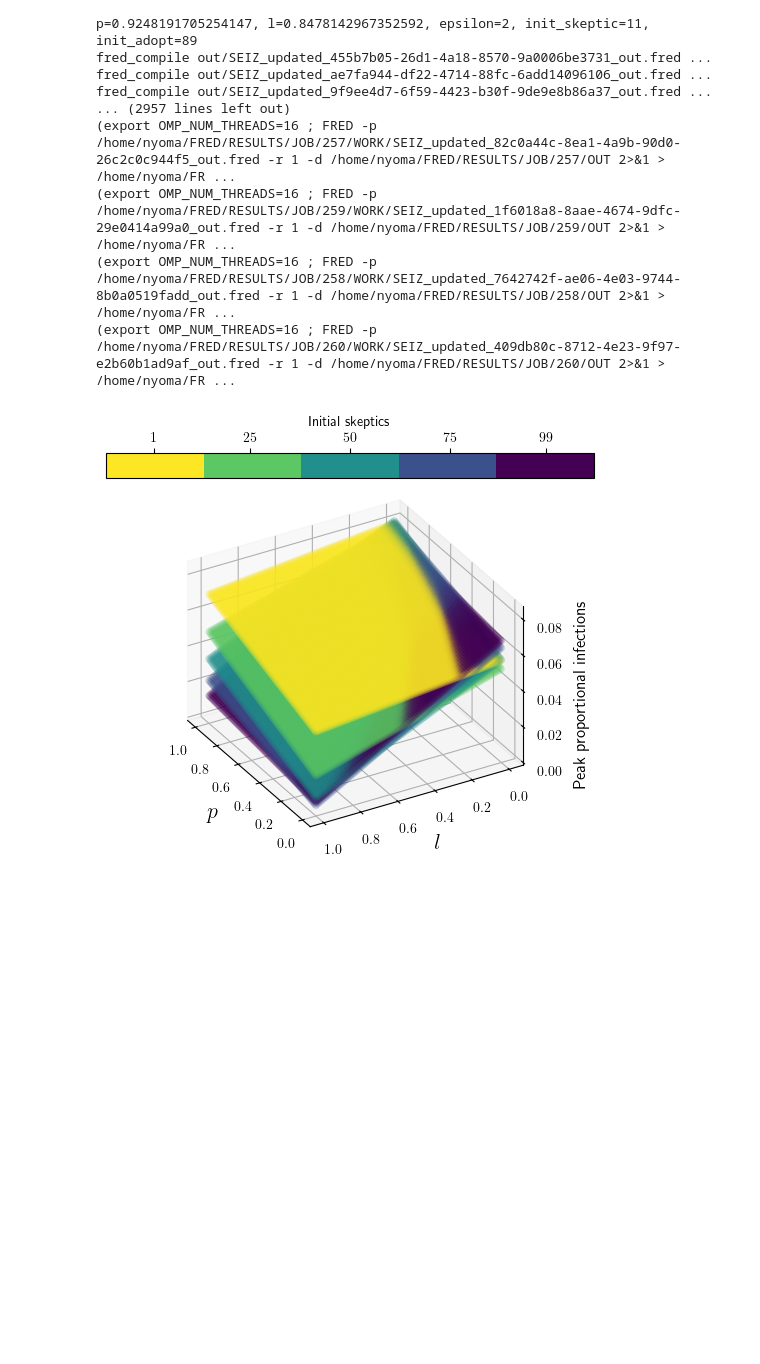
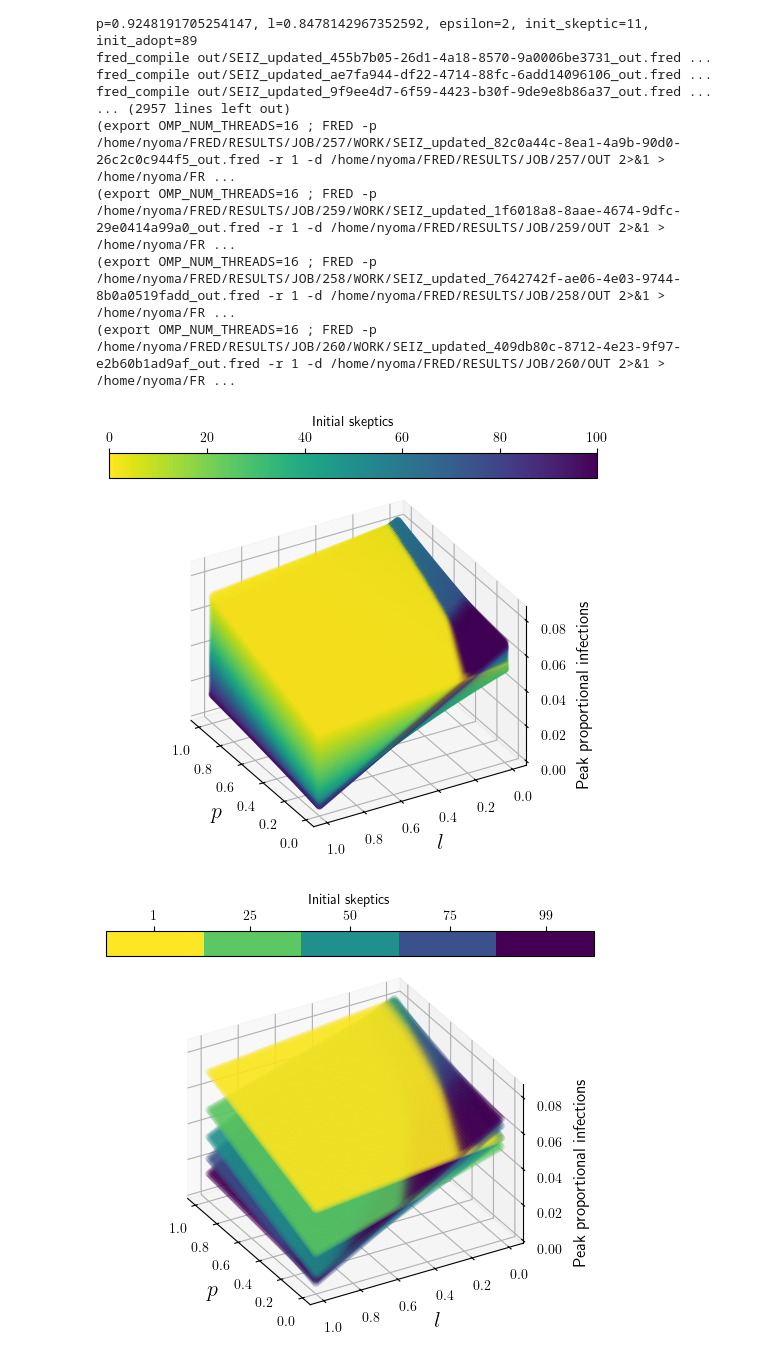
Before and after one commit to gkim65/FRED_misinformation, a Jupyter notebook: gp.ipynb, the cells around one changed output. Cells and saved outputs as stored; diff of their text form; code cells hidden in the pictures; blank space fills up the shorter version.

Commit message:
new graph because I lied again

```diff
--- a/gp.ipynb
+++ b/gp.ipynb
@@ -184,6 +184,34 @@ for parameter in parameter_space.parameters:
 xx_p, yy_l, zz_init_skeptics = np.meshgrid(*domain)
 # %%
 predictions = model_emukit.predict(np.stack((xx_p, yy_l, zz_init_skeptics), axis=-1).reshape(-1, parameter_space.dimensionality))[0].reshape(xx_p.shape)
+# %%
+fig = plt.figure()
+ax = fig.add_subplot(111, projection='3d')
+ax.set_proj_type('ortho')
+
+color_dim = zz_init_skeptics
+
+ax.scatter(xx_p, yy_l, predictions, c=color_dim, cmap='viridis_r', alpha=0.1)
+
+ax.set_xlabel('$p$', fontsize=16)
+ax.set_ylabel('$l$', fontsize=16)
+ax.set_zlabel('Peak proportional infections', fontsize=12)
+
+ax.set_xticks(np.arange(0,1.2,0.2))
+ax.set_yticks(np.arange(0,1.2,0.2))
+ax.set_zticks(np.arange(0,0.1,0.02))
+
+norm = plt.Normalize(0, 100)
+sm = ScalarMappable(norm=norm, cmap='viridis_r')
+cbar = fig.colorbar(sm, ax=ax, label='Initial skeptics', orientation='horizontal', shrink=0.8, location='top', pad=0)
+
+ax.view_init(30, 150, 0)
+
+plt.tight_layout()
+
+plt.show()
+# %% [output]
+[figure, added]
 # %%
 fig = plt.figure()
 ax = fig.add_subplot(111, projection='3d')
```
Also changed, not shown: parts of 1 cell of this notebook, 2 other files.
